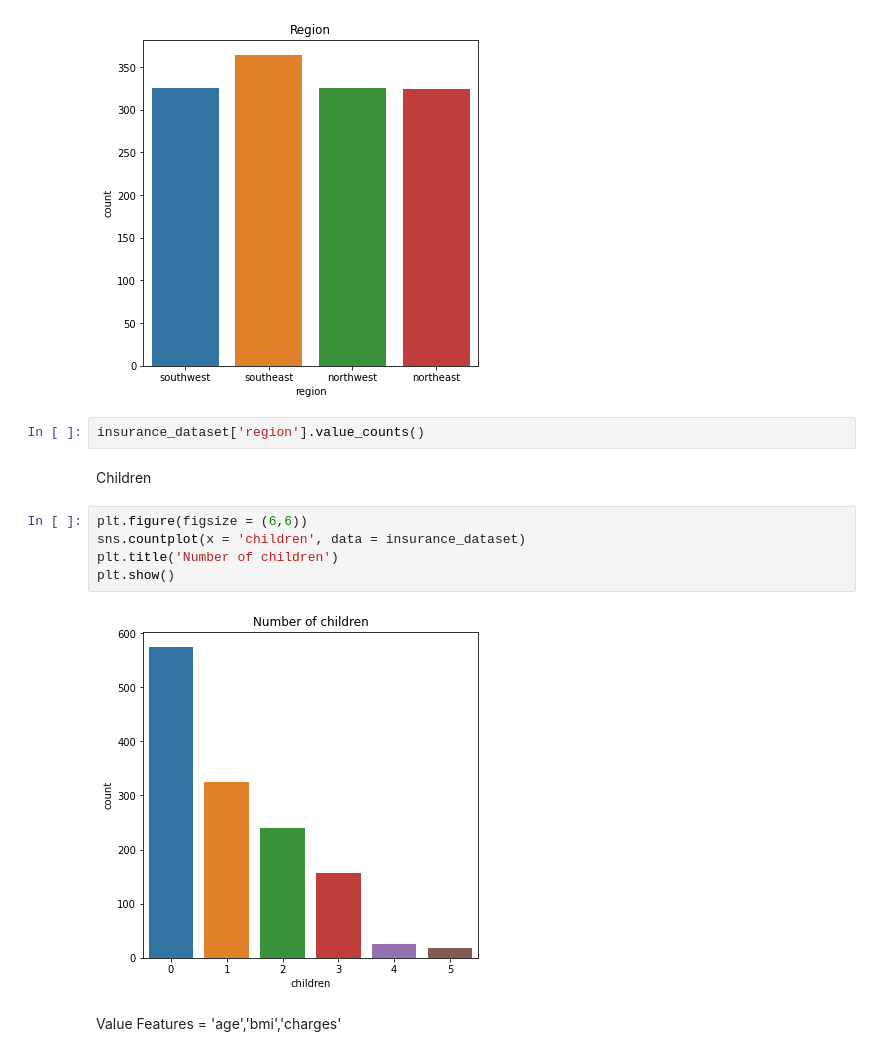
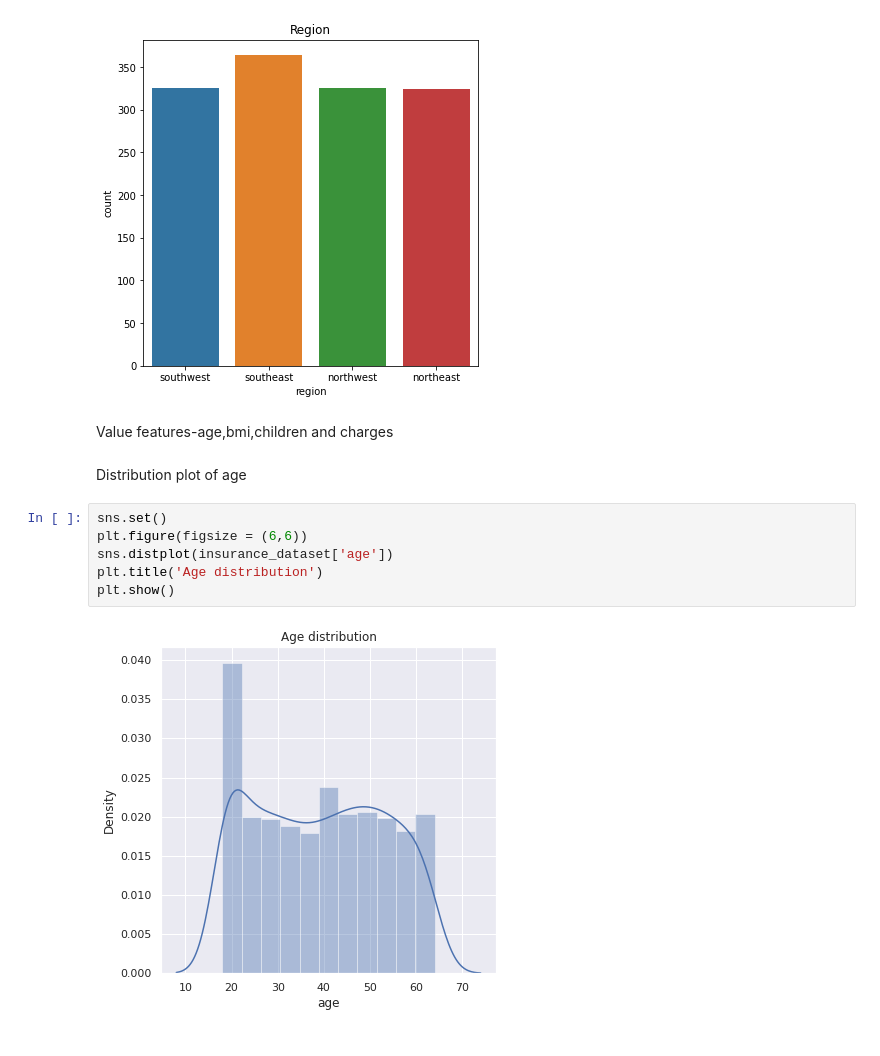
Before and after one commit to yelosolutions/Machine-Learning, a Jupyter notebook: Insurance_cost_prediction.ipynb, the cells around one changed output. Cells and saved outputs as stored; diff of their text form.

```diff
--- a/Insurance_cost_prediction.ipynb
+++ b/Insurance_cost_prediction.ipynb
@@ -100,16 +98,15 @@ plt.title('Region')
 plt.show()
 # %% [output]
 [figure]
-# %%
-insurance_dataset['region'].value_counts()
-# %% [markdown]
-Children
+# %% [markdown]
+Value features-age,bmi,children and charges
+# %% [markdown]
+Distribution plot of age
 # %%
+sns.set()
 plt.figure(figsize = (6,6))
-sns.countplot(x = 'children', data = insurance_dataset)
-plt.title('Number of children')
+sns.distplot(insurance_dataset['age'])
+plt.title('Age distribution')
 plt.show()
 # %% [output]
-[figure, old version]
+[figure, new version]
-# %% [markdown]
-Value Features = 'age','bmi','charges'
```
Also changed, not shown: parts of 32 cells of this notebook.
